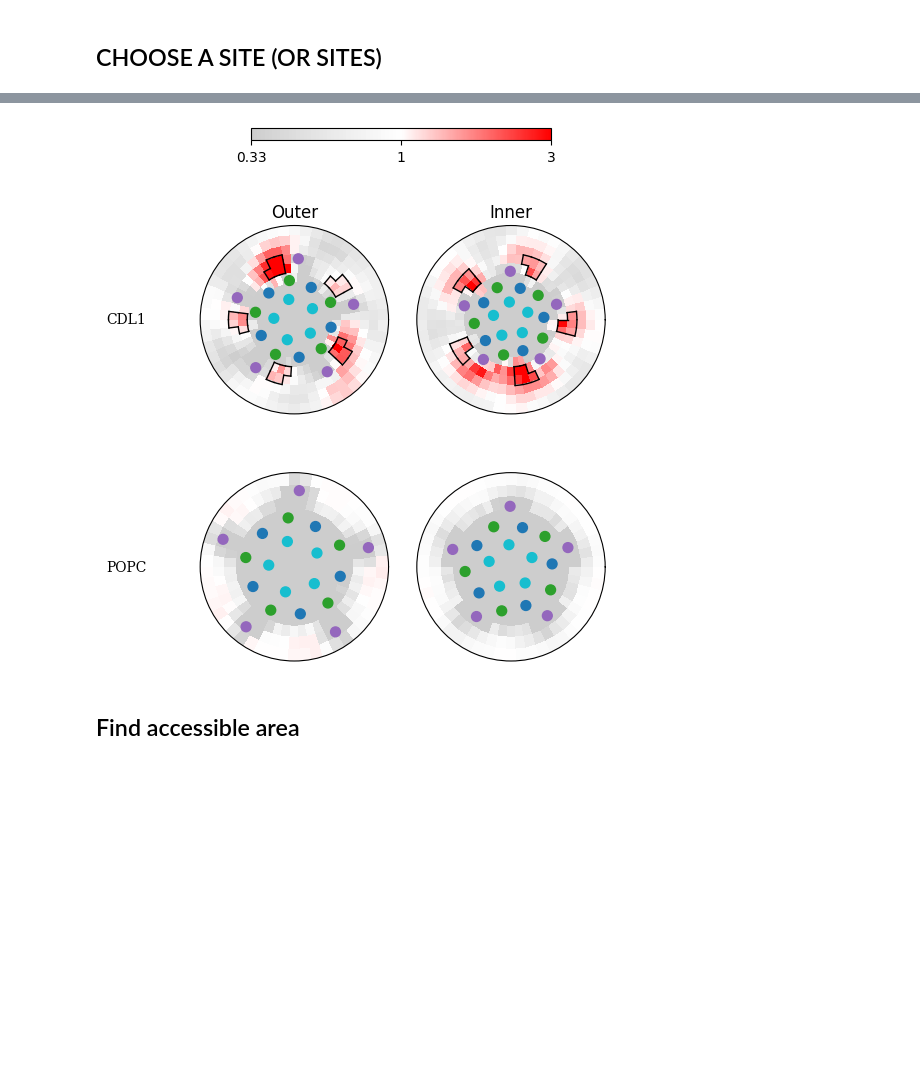
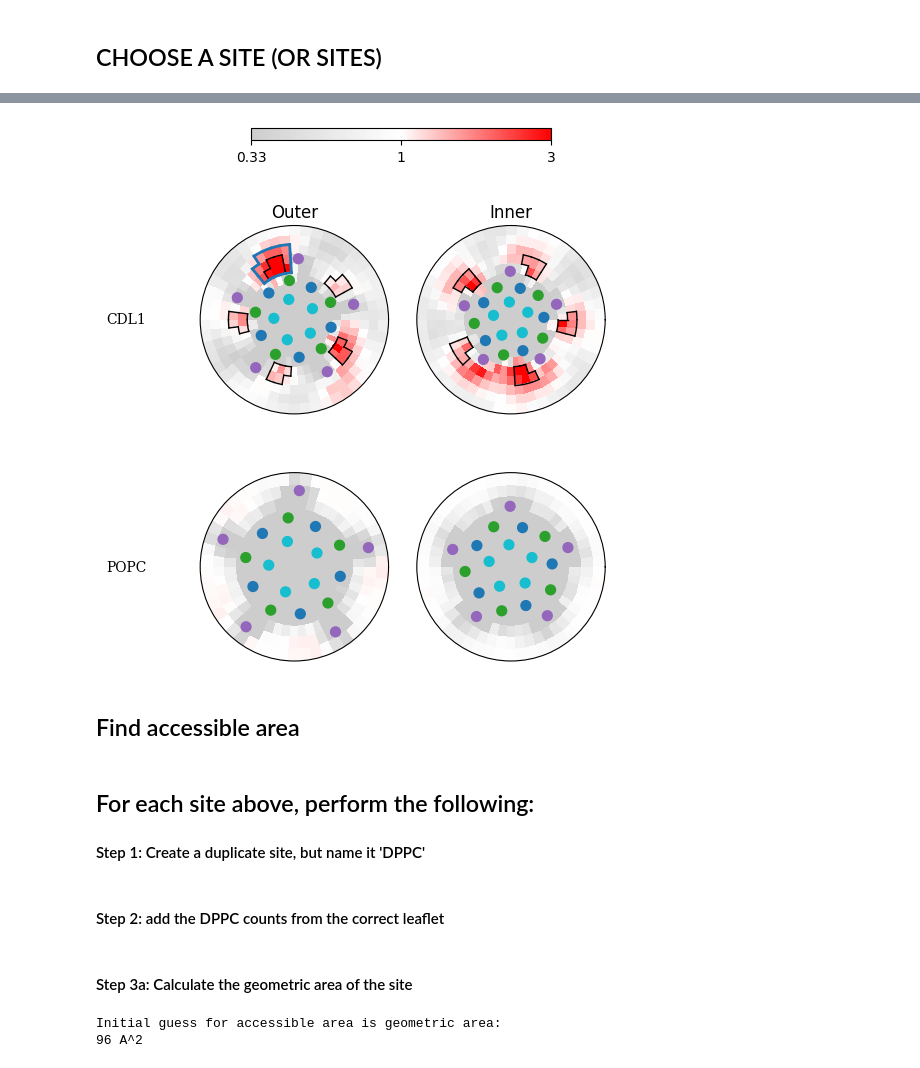
Before and after one commit to BranniganLab/density_threshold_affinity, a Jupyter notebook: python/user_facing_test.ipynb, the cells around one changed output, grey strips where cells are left out. Saved outputs shown, nothing was run; the diff lists cells and outputs as text; code cells hidden in the pictures; blank space fills up the shorter version.

```diff
--- a/python/user_facing_test.ipynb
+++ b/python/user_facing_test.ipynb
@@ -38,16 +46,23 @@ plt.savefig(root_path.joinpath("enrichments.pdf"), bbox_inches='tight')
 # %%
-site1 = Site(name="inner_M1_M4", leaflet_id=2, temperature=320)
-site2 = Site(name="outer_M3_M4", leaflet_id=1, temperature=320)
-site1.bin_coords = [(5, 8), (5, 9), (6, 9), (6, 8), (6, 10)]
-site2.bin_coords = [(5, 4), (5, 5), (5, 6), (6, 5), (6, 4)]
-symm_site1 = SymmetricSite(symmetry=5, base_site=site1, Ntheta=grid_dims.Ntheta)
-symm_site2 = SymmetricSite(symmetry=5, base_site=site2, Ntheta=grid_dims.Ntheta)
+site1 = Site(name="inner M1-M4", leaflet_id=2, temperature=320) # step 1
+site1.bin_coords = [(5, 8), (5, 9), (6, 9), (6, 8), (6, 10)] # step 2
+symm_site1 = SymmetricSite(symmetry=5, base_site=site1, Ntheta=grid_dims.Ntheta) #step 3
+
+site2 = Site(name="outer M3-M4", leaflet_id=1, temperature=320) # step 1
+site2.bin_coords = [(5, 4), (5, 5), (5, 6), (6, 5), (6, 4)] # step 2
+symm_site2 = SymmetricSite(symmetry=5, base_site=site2, Ntheta=grid_dims.Ntheta) #step 3
+
+site3 = Site(name="outer leaflet big blob", leaflet_id=1, temperature=320) # step 1
+site3.bin_coords = [(5, 13), (5, 14), (5, 15), (5, 16), (5, 17), (6, 13), (6, 14), (6, 15), (6, 16), (6, 17), (7, 13), (7, 14), (7, 15), (7, 16)] # step 2
 
 fig1, axes, grid_dims = make_density_enrichment_heatmap(system_names, my_cmap, max_enrichment, helix_definitions, (hmap_height, hmap_width), leaflets, replicas, root_path)
-axes[1] = outline_site(axes[1], symm_site1, grid_dims)
-axes[0] = outline_site(axes[0], symm_site2, grid_dims)
+
+axes[0] = outline_site(axes[0], symm_site2, grid_dims) #step 4
+axes[0] = outline_site(axes[0], site3, grid_dims, color='tab:blue', linewidth=2) # step 4
+axes[1] = outline_site(axes[1], symm_site1, grid_dims) # step 4
+
 plt.savefig(root_path.joinpath("enrichments_withSites.pdf"), bbox_inches='tight')
 # %% [output]
-[figure, old version]
+[figure, new version]
 # %% [markdown]
 ## Find accessible area
@@ -53,0 +74,3 @@ plt.savefig(root_path.joinpath("enrichments_withSites.pdf"), bbox_inches='tight'
+# %% [markdown]
+## For each site above, perform the following:
+#### Step 1: Create a duplicate site, but name it 'DPPC'
@@ -53,0 +81,2 @@ plt.savefig(root_path.joinpath("enrichments_withSites.pdf"), bbox_inches='tight'
+# %% [markdown]
+#### Step 2: add the DPPC counts from the correct leaflet
@@ -53,0 +85,8 @@ plt.savefig(root_path.joinpath("enrichments_withSites.pdf"), bbox_inches='tight'
+# %% [markdown]
+#### Step 3a: Calculate the geometric area of the site
+# %%
+site1_geom_area = round(DPPC_site1.calculate_geometric_area(grid_dims.dr, grid_dims.dtheta))
+print(f"Initial guess for accessible area is geometric area: {site1_geom_area} A^2")
+# %% [output]
+Initial guess for accessible area is geometric area:
+96 A^2
```
Also changed, not shown: parts of 33 cells of this notebook.
